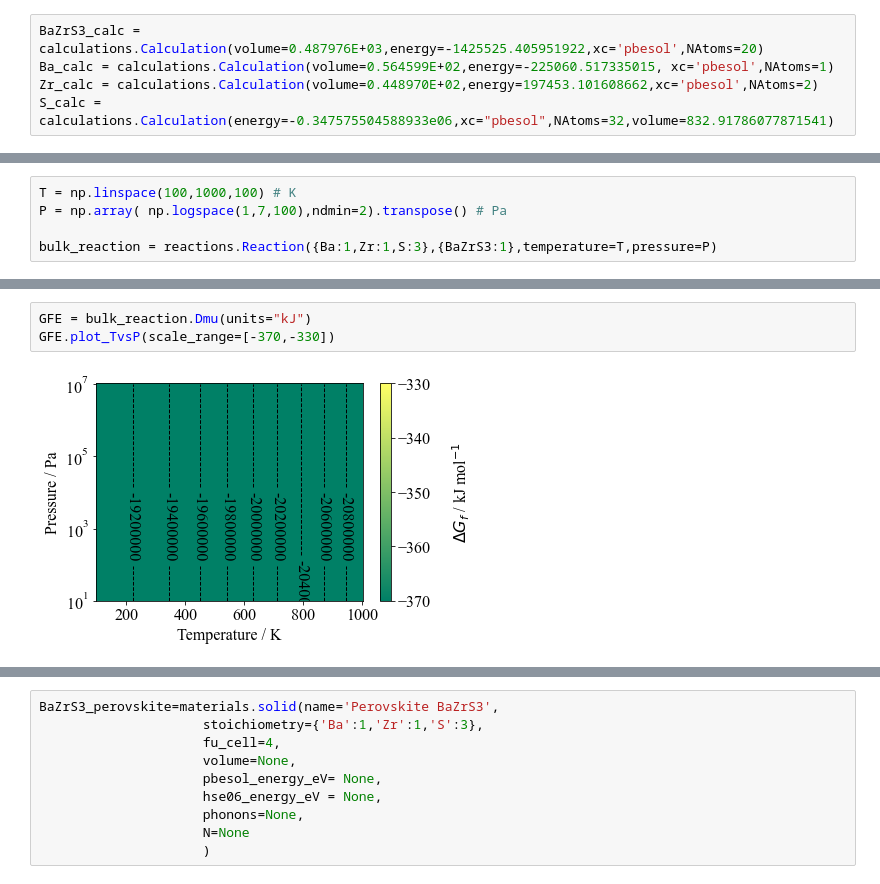
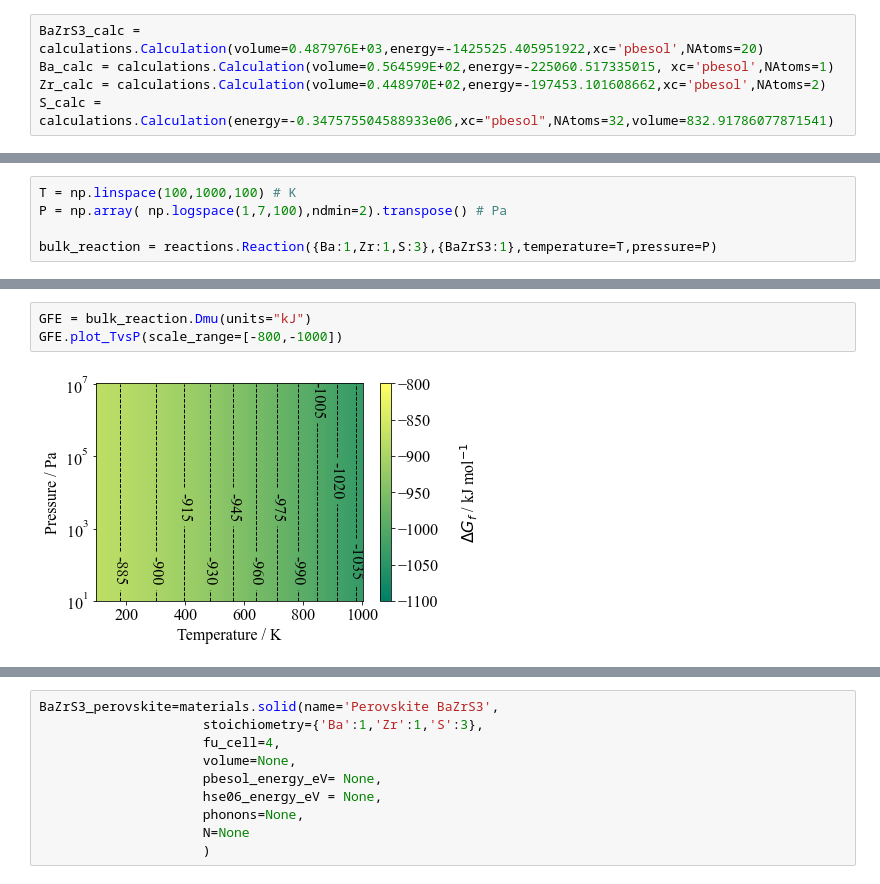
Before and after one commit to NU-CEM/ThermoPot, a Jupyter notebook: BaZrS3/BaZrS3.ipynb, the cells around one changed output, grey strips where cells are left out. Drawn from its saved outputs; the diff is of its cells as text.

```diff
--- a/BaZrS3/BaZrS3.ipynb
+++ b/BaZrS3/BaZrS3.ipynb
@@ -4,7 +4,7 @@ from thermopot import materials, calculations, reactions
 # %%
 BaZrS3_calc = calculations.Calculation(volume=0.487976E+03,energy=-1425525.405951922,xc='pbesol',NAtoms=20)
 Ba_calc = calculations.Calculation(volume=0.564599E+02,energy=-225060.517335015, xc='pbesol',NAtoms=1)
-Zr_calc = calculations.Calculation(volume=0.448970E+02,energy=197453.101608662,xc='pbesol',NAtoms=2)
+Zr_calc = calculations.Calculation(volume=0.448970E+02,energy=-197453.101608662,xc='pbesol',NAtoms=2)
 S_calc = calculations.Calculation(energy=-0.347575504588933e06,xc="pbesol",NAtoms=32,volume=832.91786077871541)
 # %%
 BaZrS3 = materials.Solid("BaZrS3",{"Ba": 1,"Zr": 1,"S":3},
@@ -34,5 +48,5 @@ bulk_reaction = reactions.Reaction({Ba:1,Zr:1,S:3},{BaZrS3:1},temperature=T,pres
 # %%
 GFE = bulk_reaction.Dmu(units="kJ")
-GFE.plot_TvsP(scale_range=[-370,-330])
+GFE.plot_TvsP(scale_range=[-800,-1000])
 # %% [output]
-[figure, old version]
+[figure, new version]
```
Also changed, not shown: parts of 5 cells of this notebook, 4 other files.
